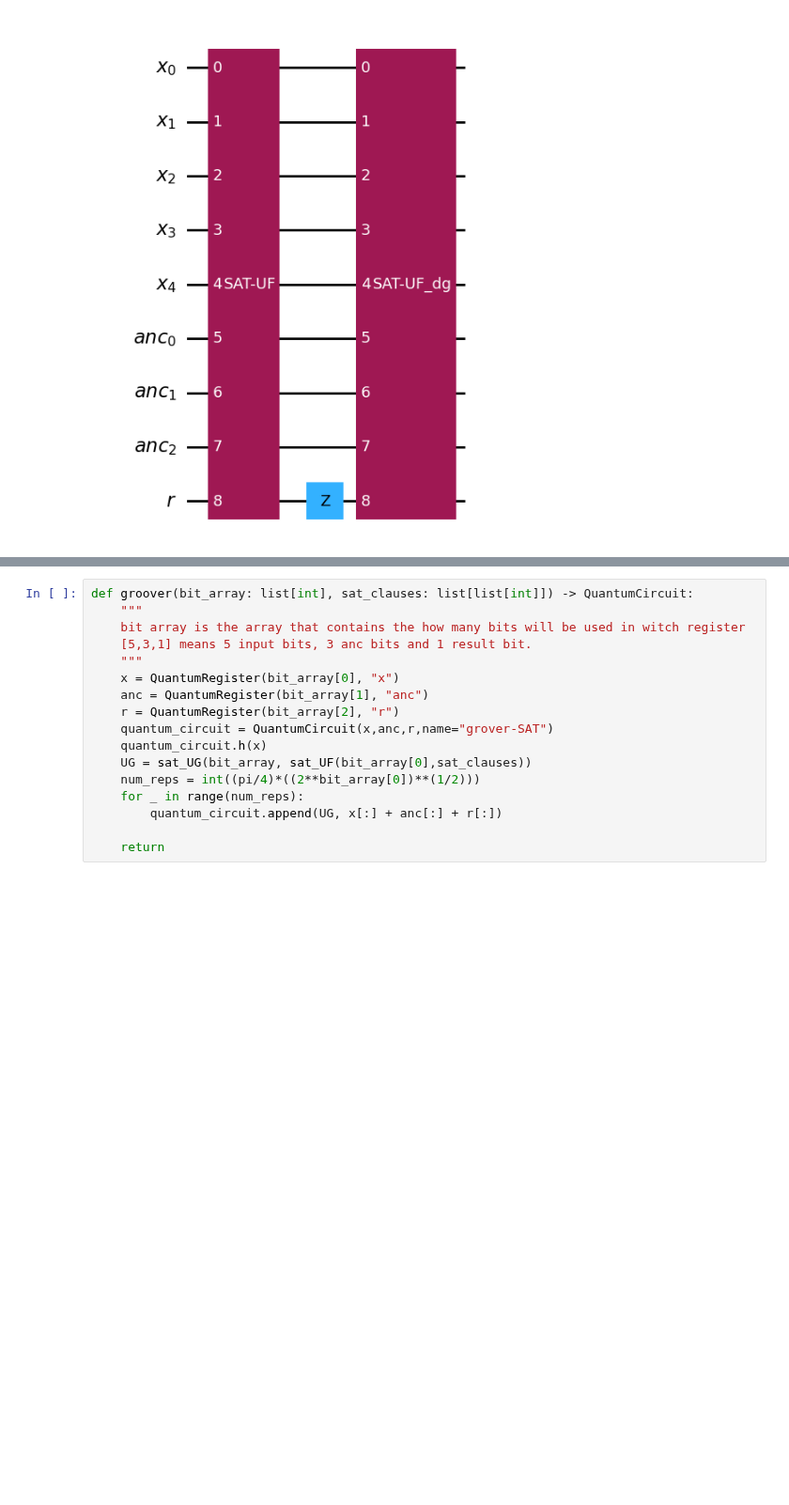
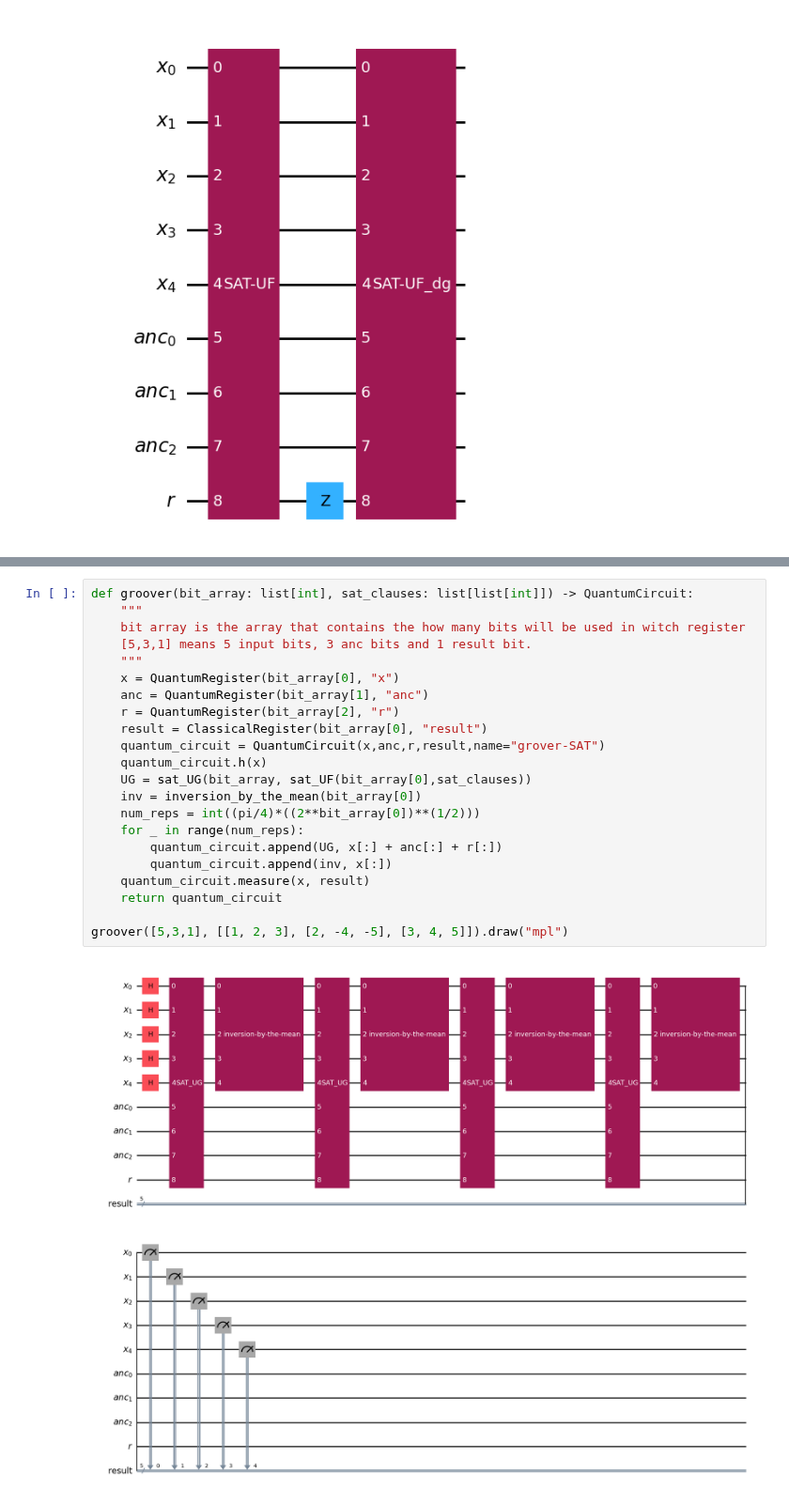
Before and after one commit to Flirm/quantum-circuits-implementation, a Jupyter notebook: implementations/grover_algorithm/notebooks/grover.ipynb, the cells around one changed output, grey strips where cells are left out. Shown at 94% size. Cells and saved outputs as stored; diff of their text form; blank space fills up the shorter version.

```diff
--- a/implementations/grover_algorithm/notebooks/grover.ipynb
+++ b/implementations/grover_algorithm/notebooks/grover.ipynb
@@ -73,17 +83,24 @@ def inversion_by_the_mean(num_bits: int) -> QuantumCircuit:
 # %%
 def groover(bit_array: list[int], sat_clauses: list[list[int]]) -> QuantumCircuit:
     """
     bit array is the array that contains the how many bits will be used in witch register
     [5,3,1] means 5 input bits, 3 anc bits and 1 result bit.
     """
     x = QuantumRegister(bit_array[0], "x")
     anc = QuantumRegister(bit_array[1], "anc")
     r = QuantumRegister(bit_array[2], "r")
-    quantum_circuit = QuantumCircuit(x,anc,r,name="grover-SAT")
+    result = ClassicalRegister(bit_array[0], "result")
+    quantum_circuit = QuantumCircuit(x,anc,r,result,name="grover-SAT")
     quantum_circuit.h(x)
     UG = sat_UG(bit_array, sat_UF(bit_array[0],sat_clauses))
+    inv = inversion_by_the_mean(bit_array[0])
     num_reps = int((pi/4)*((2**bit_array[0])**(1/2)))
     for _ in range(num_reps):
         quantum_circuit.append(UG, x[:] + anc[:] + r[:])
+        quantum_circuit.append(inv, x[:])
+    quantum_circuit.measure(x, result)
+    return quantum_circuit
 
-    return
+groover([5,3,1], [[1, 2, 3], [2, -4, -5], [3, 4, 5]]).draw("mpl")
+# %% [output]
+[figure, added]
```
Also changed, not shown: parts of 2 cells of this notebook.
